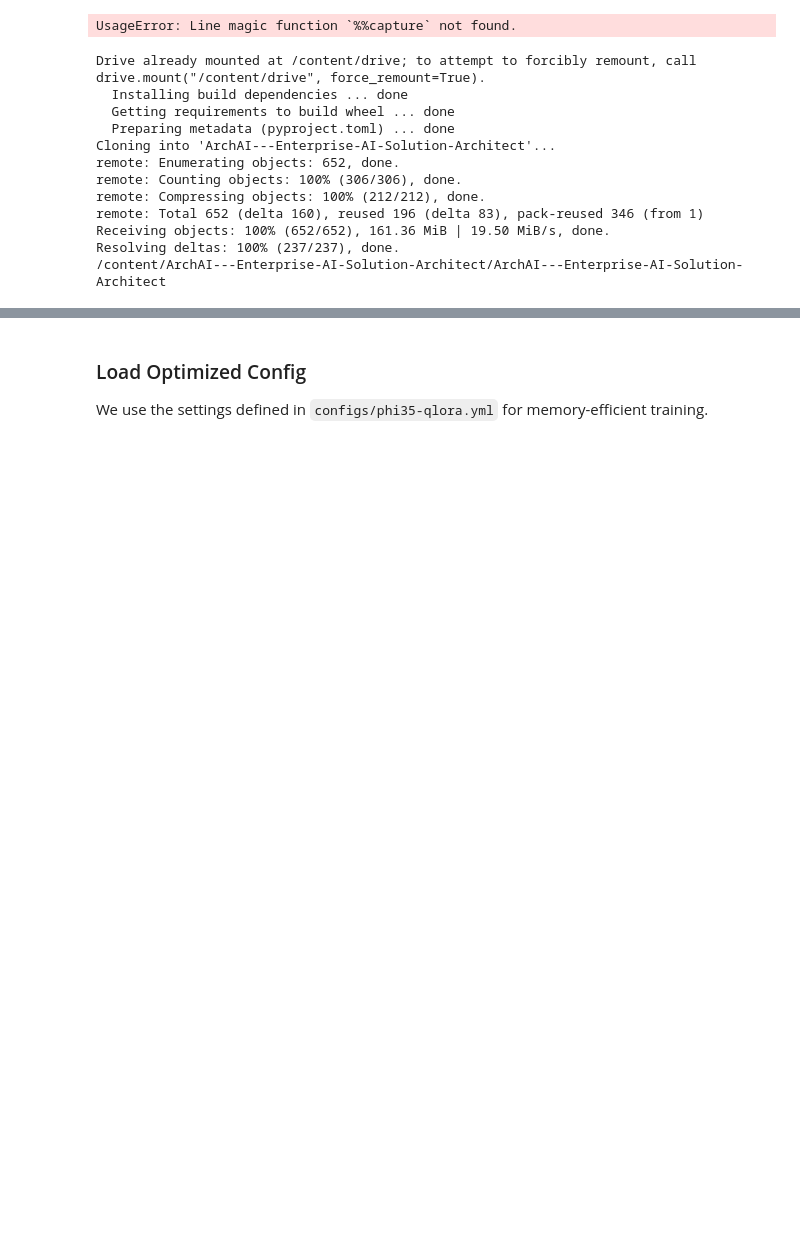
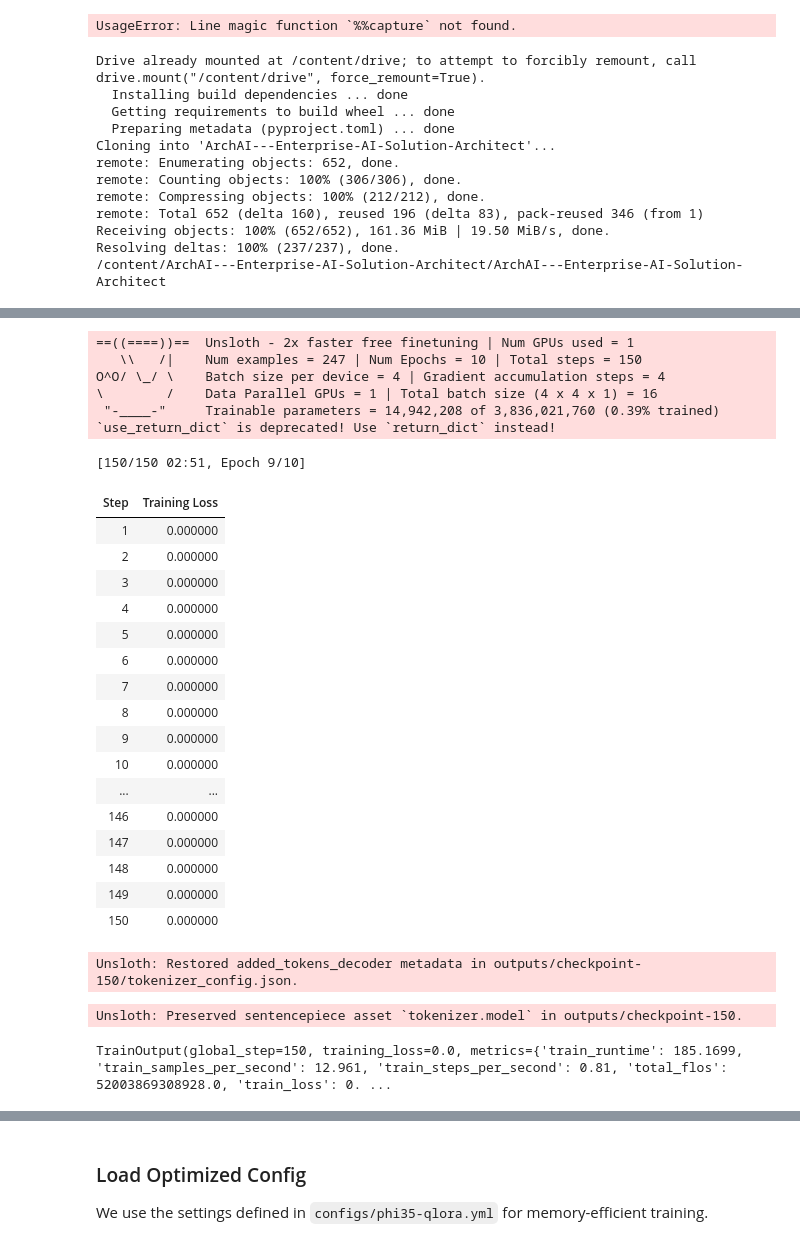
Before and after one commit to MaheshUmale/ArchAI---Enterprise-AI-Solution-Architect, a Jupyter notebook: scripts/train_phi35_unsloth.ipynb, the cells around one changed output, grey strips where cells are left out. Drawn from its saved outputs; the diff is of its cells as text; code cells hidden in the pictures; blank space fills up the shorter version.

```diff
--- a/scripts/train_phi35_unsloth.ipynb
+++ b/scripts/train_phi35_unsloth.ipynb
@@ -89,22 +97,24 @@ ModuleNotFoundError: No module named 'pdfplumber'
 # %%
 from unsloth import FastLanguageModel
 import torch
+from datasets import load_dataset
+from unsloth.chat_templates import standardize_sharegpt   # Important!
 
-model_name = "unsloth/Phi-3-mini-4k-instruct"   # Best NANO choice
-max_seq_length = 4096
-dtype = None
-load_in_4bit = True
+# ============================
+# 1. Load Model (NANO)
+# ============================
+model_name = "unsloth/Phi-3-mini-4k-instruct"   # Best for Colab T4 + NANO
 
 model, tokenizer = FastLanguageModel.from_pretrained(
     model_name = model_name,
-    max_seq_length = max_seq_length,
-    dtype = dtype,
-    load_in_4bit = load_in_4bit,
+    max_seq_length = 4096,
+    dtype = None,
+    load_in_4bit = True,
 )
 
 model = FastLanguageModel.get_peft_model(
     model,
-    r = 8,                    # Small for NANO
+    r = 8,
     target_modules = ["q_proj", "k_proj", "v_proj", "o_proj", "gate_proj", "up_proj", "down_proj"],
     lora_alpha = 16,
     lora_dropout = 0,
@@ -113,11 +123,27 @@ model = FastLanguageModel.get_peft_model(
     random_state = 3407,
 )
 
-# Load your cleaned dataset (ShareGPT / Alpaca format)
-from datasets import load_dataset
+# ============================
+# 2. Load & Prepare Dataset
+# ============================
 dataset = load_dataset("json", data_files="backend/data/cleaned_corpus.json", split="train")
 
-# Training args (Colab T4 friendly)
+# Convert ShareGPT format if needed
+# dataset = standardize_sharegpt(dataset)
+
+# Formatting function for conversations
+def formatting_func(examples):
+    convos = examples["conversations"]          # or "messages" — check your JSON structure
+    texts = [tokenizer.apply_chat_template(convo, tokenize=False, add_generation_prompt=False)
+             for convo in convos]
+    return {"text": texts}
+
+# Apply formatting
+dataset = dataset.map(formatting_func, batched=True)
+
+# ============================
+# 3. Trainer (Fixed)
+# ============================
 from trl import SFTTrainer
 from transformers import TrainingArguments
 
@@ -125,15 +151,15 @@ trainer = SFTTrainer(
     model = model,
     tokenizer = tokenizer,
     train_dataset = dataset,
-    dataset_text_field = "text",   # adjust based on your format
-    max_seq_length = max_seq_length,
+    dataset_text_field = "text",        # Now exists after formatting
+    max_seq_length = 4096,
     dataset_num_proc = 2,
-    packing = True,
+    packing = True,                     # Important for efficiency
     args = TrainingArguments(
         per_device_train_batch_size = 4,
         gradient_accumulation_steps = 4,
         warmup_steps = 5,
-        max_steps = 150,           # ~1-2 hours on T4
+        max_steps = 150,                # Adjust based on your corpus size (~1-2 hrs on T4)
         learning_rate = 3e-4,
         fp16 = not torch.cuda.is_bf16_supported(),
         bf16 = torch.cuda.is_bf16_supported(),
@@ -143,7 +169,9 @@ trainer = SFTTrainer(
         lr_scheduler_type = "linear",
         seed = 3407,
         output_dir = "outputs",
+        report_to = "none",             # Disable wandb if not set up
     ),
 )
 
 trainer.train()
+# %% [output]
@@ -150,3 +184,30 @@ trainer.train()
+==((====))==  Unsloth - 2x faster free finetuning | Num GPUs used = 1
+   \\   /|    Num examples = 247 | Num Epochs = 10 | Total steps = 150
+O^O/ \_/ \    Batch size per device = 4 | Gradient accumulation steps = 4
+\        /    Data Parallel GPUs = 1 | Total batch size (4 x 4 x 1) = 16
+ "-____-"     Trainable parameters = 14,942,208 of 3,836,021,760 (0.39% trained)
+`use_return_dict` is deprecated! Use `return_dict` instead!
+[150/150 02:51, Epoch 9/10]
+| Step | Training Loss |
+| 1 | 0.000000 |
+| 2 | 0.000000 |
+| 3 | 0.000000 |
+| 4 | 0.000000 |
+| 5 | 0.000000 |
+| 6 | 0.000000 |
+| 7 | 0.000000 |
+| 8 | 0.000000 |
+| 9 | 0.000000 |
+| 10 | 0.000000 |
+| ... | ... |
+| 146 | 0.000000 |
+| 147 | 0.000000 |
+| 148 | 0.000000 |
+| 149 | 0.000000 |
+| 150 | 0.000000 |
+Unsloth: Restored added_tokens_decoder metadata in outputs/checkpoint-150/tokenizer_config.json.
+Unsloth: Preserved sentencepiece asset `tokenizer.model` in outputs/checkpoint-150.
+TrainOutput(global_step=150, training_loss=0.0, metrics={'train_runtime': 185.1699, 'train_samples_per_second': 12.961, 'train_steps_per_second': 0.81, 'total_flos': 52003869308928.0, 'train_loss': 0. ...
 # %%
 model.save_pretrained("archai_nano")
 tokenizer.save_pretrained("archai_nano")
```
Also changed, not shown: parts of 3 cells of this notebook.
